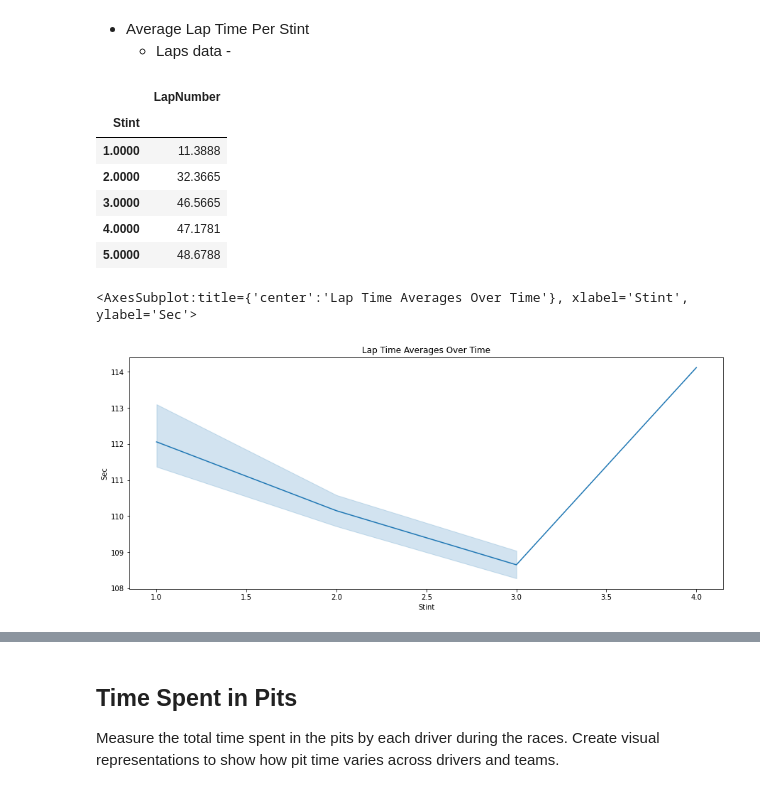
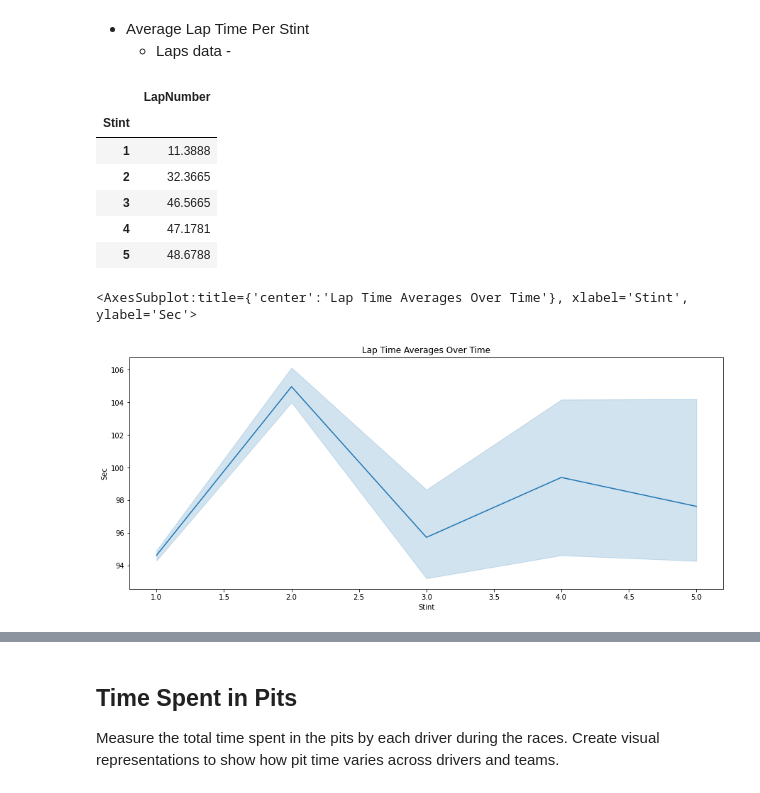
Before and after one commit to MyNameIsCalvinDavis/Data-Science, a Jupyter notebook: F1/F1.ipynb, the cells around one changed output, grey strips where cells are left out. Saved outputs shown, nothing was run; the diff lists cells and outputs as text; code cells hidden in the pictures.

```diff
--- a/F1/F1.ipynb
+++ b/F1/F1.ipynb
@@ -183,5 +217,8 @@ summary_summary(races[8][1])
 | DeletedReason | 150 | 16950 | object | 0 |  |  |  |  |  |  |
 | Sector2SessionTime | 17086 | 17 | object | 0 |  |  |  |  |  |  |
 | PitOutTime | 554 | 16569 | object | 0 |  |  |  |  |  |  |
+# %%
+# Laps
+races[8][1]["Stint"] = races[8][1]["Stint"].astype(int)
 # %% [markdown]
 # Exploratory Data Analysis
@@ -430,31 +482,32 @@ laps.groupby(["Stint"]).mean()
 # %% [output]
 |  | LapNumber |
 | Stint |  |
-| 1.0000 | 11.3888 |
-| 2.0000 | 32.3665 |
-| 3.0000 | 46.5665 |
-| 4.0000 | 47.1781 |
-| 5.0000 | 48.6788 |
+| 1 | 11.3888 |
+| 2 | 32.3665 |
+| 3 | 46.5665 |
+| 4 | 47.1781 |
+| 5 | 48.6788 |
 # %%
 # British Grand Prix / Belgian Grand Prix / Austrian Grand Prix
-lapsg = laps[laps["EventName"] == "Belgian Grand Prix"][["Driver", "Stint", "LapTime"]].groupby(["Driver", "Stint"]).mean().reset_index()
+lapsg = laps[laps["EventName"] == "British Grand Prix"][["Driver", "Stint", "LapTime"]].groupby(["Driver", "Stint"]).mean().reset_index()
+# lapsg = lapsg[lapsg["Driver"] == "VER"]
 lapsg["Sec"] = (lapsg['LapTime'].dt.minute * 60) + lapsg["LapTime"].dt.second + (lapsg["LapTime"].dt.microsecond / 1000000)
 # lapsg.style.format({"LapTime": lambda t: t.strftime("%H:%M:%S.%f")})
 # lapsg[lapsg["Driver"] == "VER"]
 lapsg = lapsg[["Driver", "Stint", "Sec"]]
 # lapsg.head(20)
 
 # Graph the data
 fig = plt.figure(figsize=(15,6))
 gs = gridspec.GridSpec(1,1)
 ax = fig.add_subplot(gs[0,0])
 ax.set_title("Lap Time Averages Over Time")
 
 # lapsg = lapsg[~lapsg["Driver"].isin(["LEC", "HUL", "MAG", "OCO", "PER"])]
 # lapsg = lapsg[lapsg["Stint"] >= 2]
 
 sns.lineplot(data=lapsg, x="Stint", y="Sec", ax=ax)
 # %% [output]
 <AxesSubplot:title={'center':'Lap Time Averages Over Time'}, xlabel='Stint', ylabel='Sec'>
-[figure, old version]
+[figure, new version]
 # %%
```
Also changed, not shown: parts of 11 cells of this notebook.
